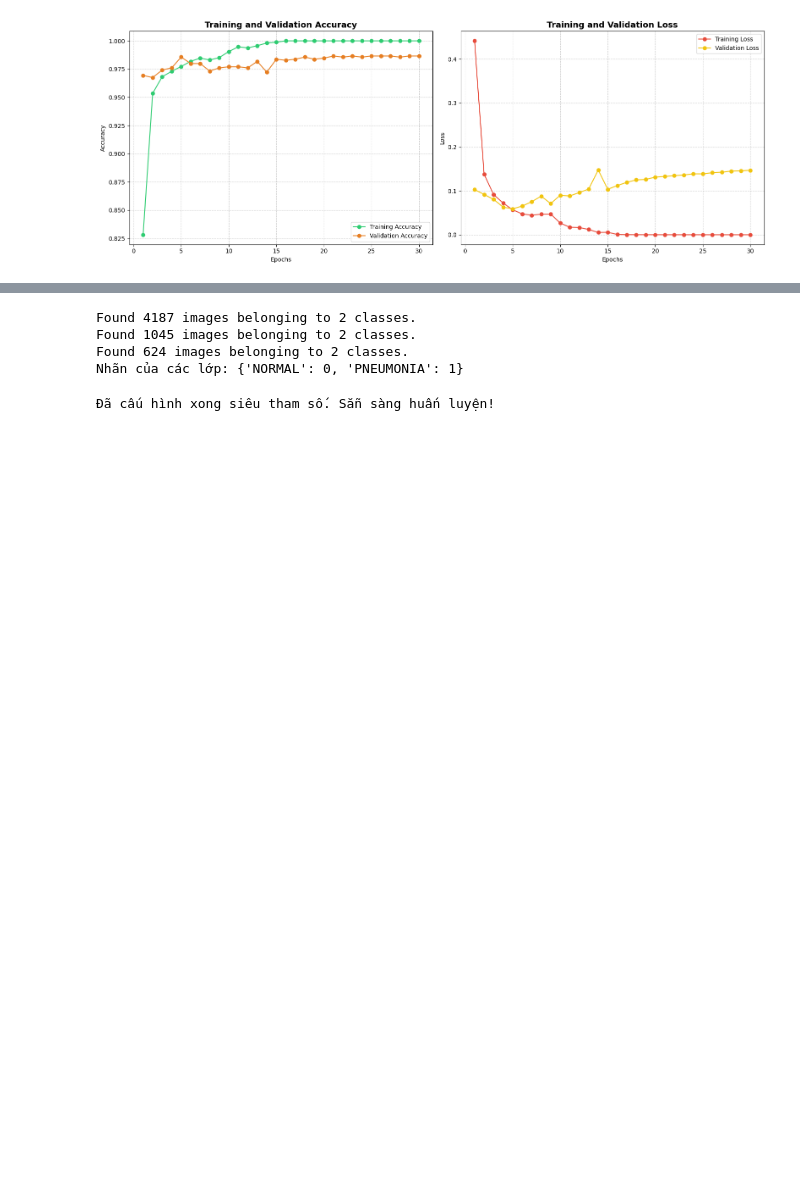
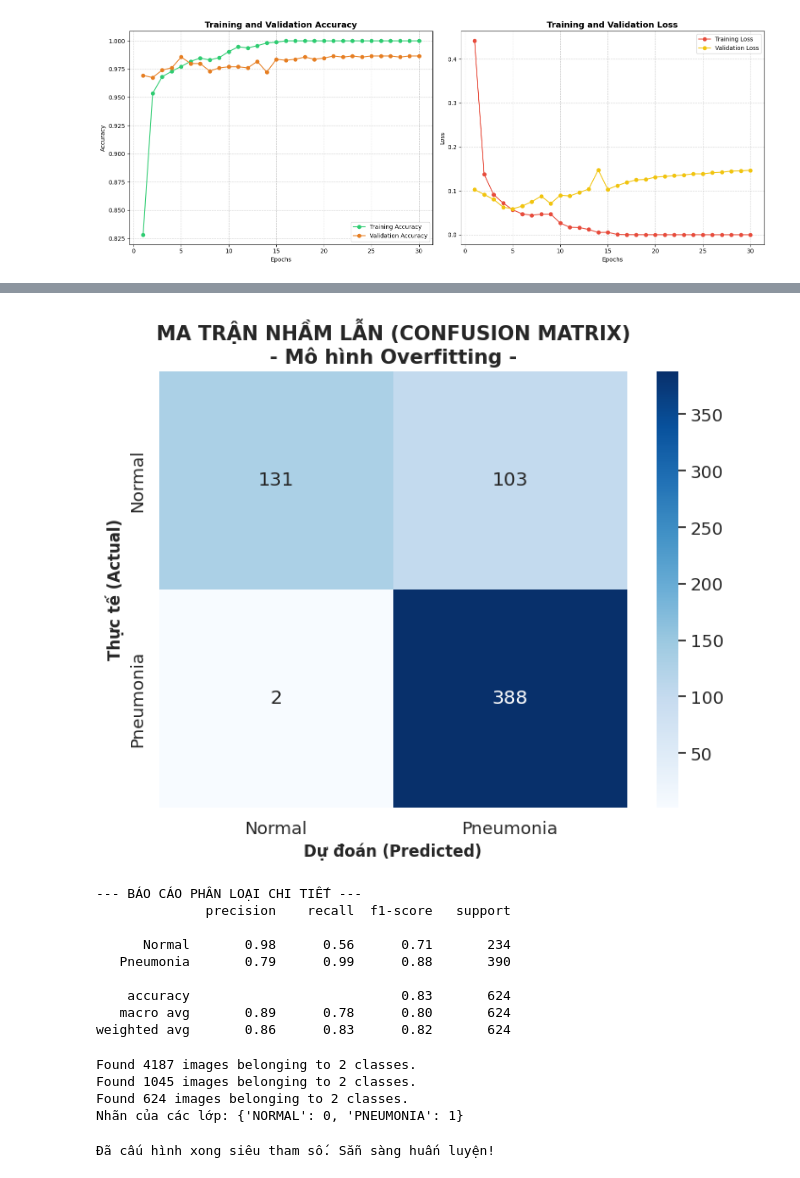
Before and after one commit to thuynguyenhuit/hocsau, a Jupyter notebook: Nhan_dien_benh_phoi_bang_mo_hinh_CNN.ipynb, the cells around one changed output, grey strips where cells are left out. Saved outputs shown, nothing was run; the diff lists cells and outputs as text; code cells hidden in the pictures; blank space fills up the shorter version.

```diff
--- a/Nhan_dien_benh_phoi_bang_mo_hinh_CNN.ipynb
+++ b/Nhan_dien_benh_phoi_bang_mo_hinh_CNN.ipynb
@@ -294,0 +347,34 @@ plt.show()
+# %%
+# Ma trận nhầm lẫn trên tập tests
+import numpy as np
+import matplotlib.pyplot as plt
+import seaborn as sns
+from sklearn.metrics import confusion_matrix, classification_report
+
+# 1. Dự đoán trên tập Test
+# Đảm bảo shuffle=False trong test_generator để nhãn khớp với dự đoán
+test_generator.reset()
+y_pred_probs = model.predict(test_generator)
+y_pred = (y_pred_probs > 0.5).astype(int).flatten()
+y_true = test_generator.classes
+
+# 2. Tính toán Ma trận nhầm lẫn
+cm = confusion_matrix(y_true, y_pred)
+class_names = ['Normal', 'Pneumonia']
+
+# 3. Vẽ biểu đồ Heatmap
+plt.figure(figsize=(8, 6))
+sns.set(font_scale=1.2) # Điều chỉnh cỡ chữ
+sns.heatmap(cm, annot=True, fmt='d', cmap='Blues',
+            xticklabels=class_names,
+            yticklabels=class_names)
+
+plt.title('MA TRẬN NHẦM LẪN (CONFUSION MATRIX)\n- Mô hình Overfitting -', fontsize=15, fontweight='bold')
+plt.ylabel('Thực tế (Actual)', fontsize=12, fontweight='bold')
+plt.xlabel('Dự đoán (Predicted)', fontsize=12, fontweight='bold')
+plt.show()
+
+# 4. In báo cáo chi tiết (Precision, Recall, F1-score)
+print("\n--- BÁO CÁO PHÂN LOẠI CHI TIẾT ---")
+print(classification_report(y_true, y_pred, target_names=class_names))
+# %% [output]
@@ -295,3 +382,13 @@ plt.show()
+[figure, added]
+--- BÁO CÁO PHÂN LOẠI CHI TIẾT ---
+              precision    recall  f1-score   support
+
+      Normal       0.98      0.56      0.71       234
+   Pneumonia       0.79      0.99      0.88       390
+
+    accuracy                           0.83       624
+   macro avg       0.89      0.78      0.80       624
+weighted avg       0.86      0.83      0.82       624
 # %%
 #CẢI TIẾN MÔ HÌNH BẰNG CÁCH LÀM GIÀU DỮ LIỆU TRÊN TẬP TRAIN VÀ SỬ DỤNG DROPOUT ĐỂ NGĂN CHẶN OVERFITING
 # %%
```
Also changed, not shown: parts of 9 cells of this notebook.
